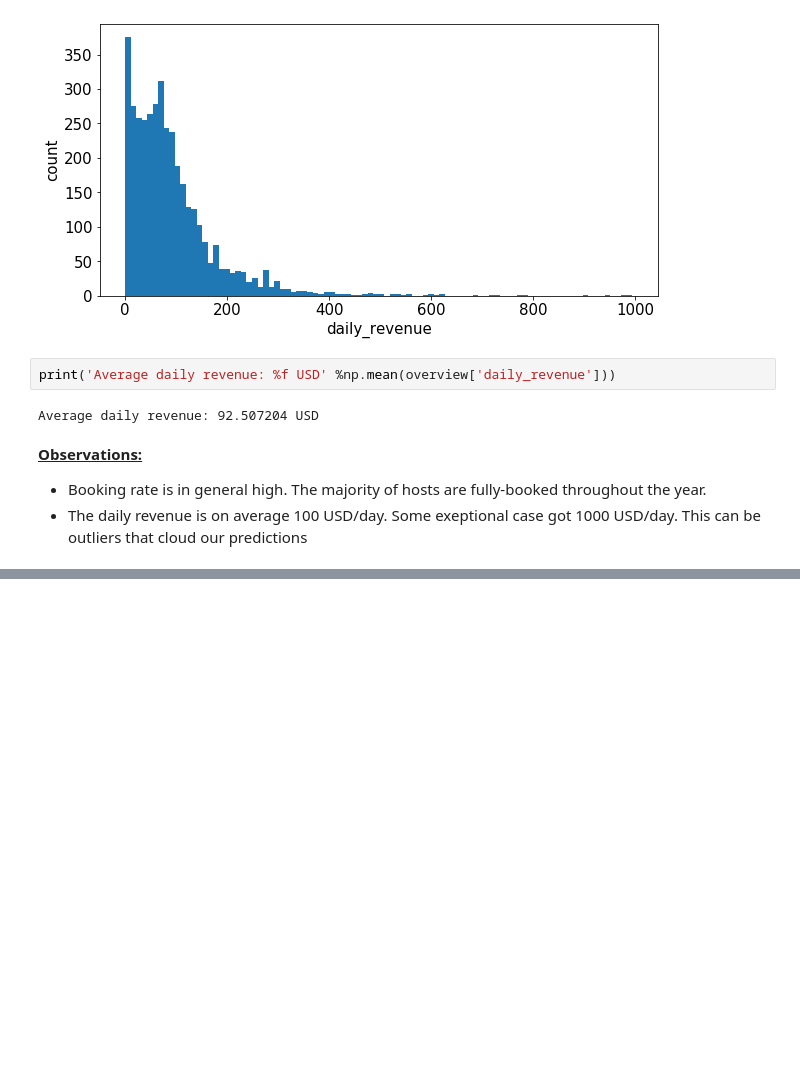
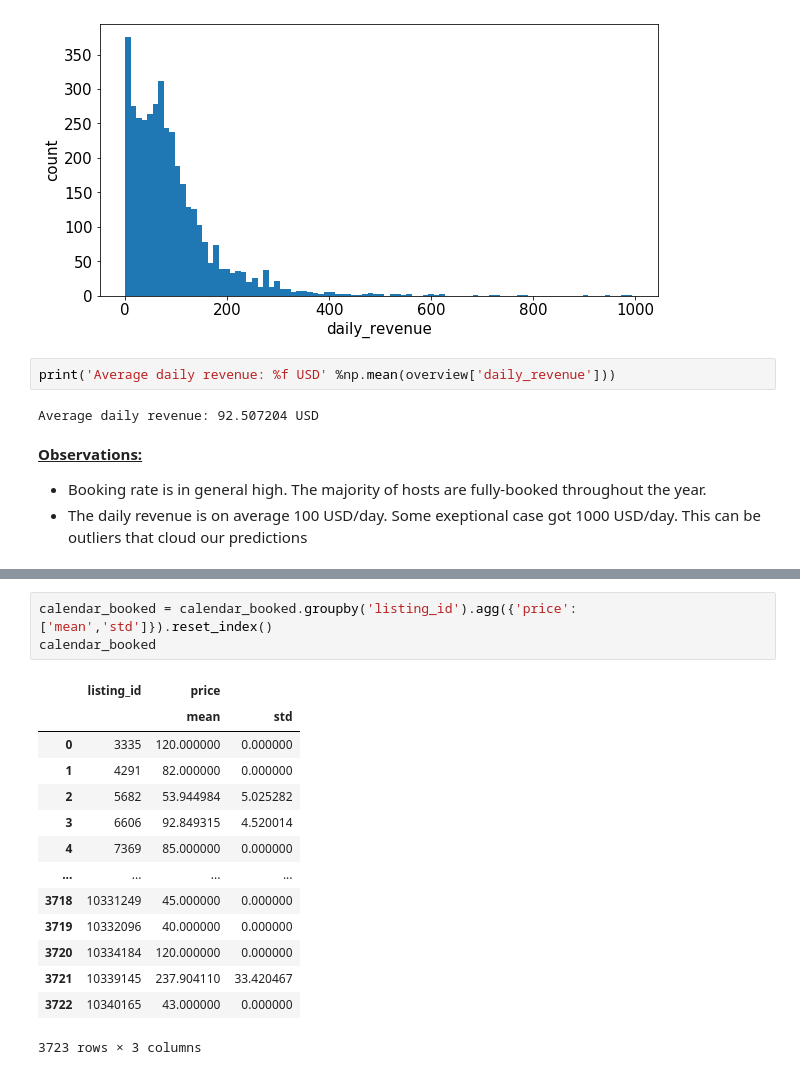
Before and after one commit to vibhutivadje/Predicting_Airbnb_revenue, a Jupyter notebook: Main.ipynb, the cells around one changed output, grey strips where cells are left out. Drawn from its saved outputs; the diff is of its cells as text; blank space fills up the shorter version.

```diff
--- a/Main.ipynb
+++ b/Main.ipynb
@@ -146,0 +165,18 @@ Average daily revenue: 92.507204 USD
+# %%
+calendar_booked = calendar_booked.groupby('listing_id').agg({'price':['mean','std']}).reset_index()
+calendar_booked
+# %% [output]
+|  | listing_id | price |  |
+|  |  | mean | std |
+| 0 | 3335 | 120.000000 | 0.000000 |
+| 1 | 4291 | 82.000000 | 0.000000 |
+| 2 | 5682 | 53.944984 | 5.025282 |
+| 3 | 6606 | 92.849315 | 4.520014 |
+| 4 | 7369 | 85.000000 | 0.000000 |
+| ... | ... | ... | ... |
+| 3718 | 10331249 | 45.000000 | 0.000000 |
+| 3719 | 10332096 | 40.000000 | 0.000000 |
+| 3720 | 10334184 | 120.000000 | 0.000000 |
+| 3721 | 10339145 | 237.904110 | 33.420467 |
+| 3722 | 10340165 | 43.000000 | 0.000000 |
+3723 rows × 3 columns
```
Also changed, not shown: parts of 4 cells of this notebook.
